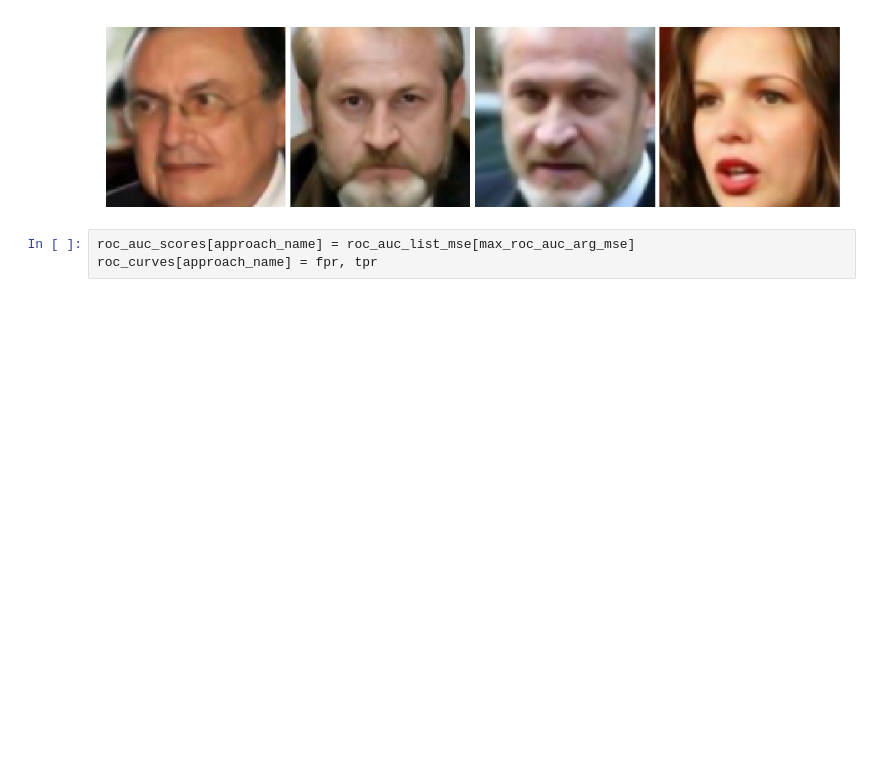
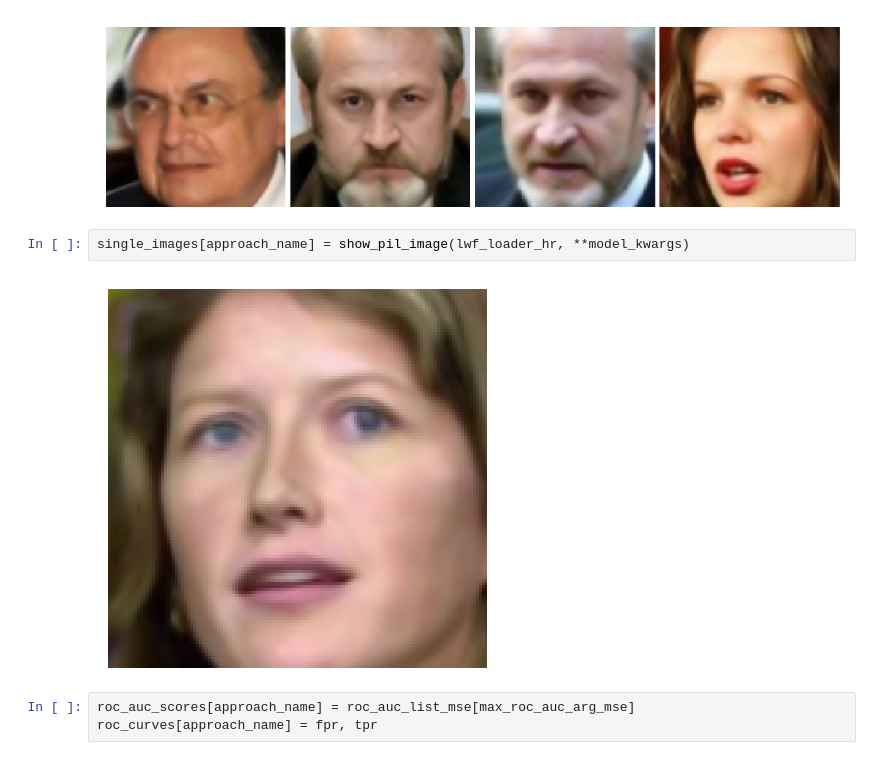
Before and after one commit to Alpus/face_super_resolution, a Jupyter notebook: recognition_test.ipynb, the cells around one changed output. Cells and saved outputs as stored; diff of their text form; blank space fills up the shorter version.

```diff
--- a/recognition_test.ipynb
+++ b/recognition_test.ipynb
@@ -488,6 +512,10 @@ roc_auc
 images[approach_name] = show_pil_batch(lwf_loader_hr, **model_kwargs)
 # %% [output]
 [figure]
+# %%
+single_images[approach_name] = show_pil_image(lwf_loader_hr, **model_kwargs)
+# %% [output]
+[figure, added]
 # %%
 roc_auc_scores[approach_name] = roc_auc_list_mse[max_roc_auc_arg_mse]
 roc_curves[approach_name] = fpr, tpr
```
Also changed, not shown: parts of 12 cells of this notebook.
